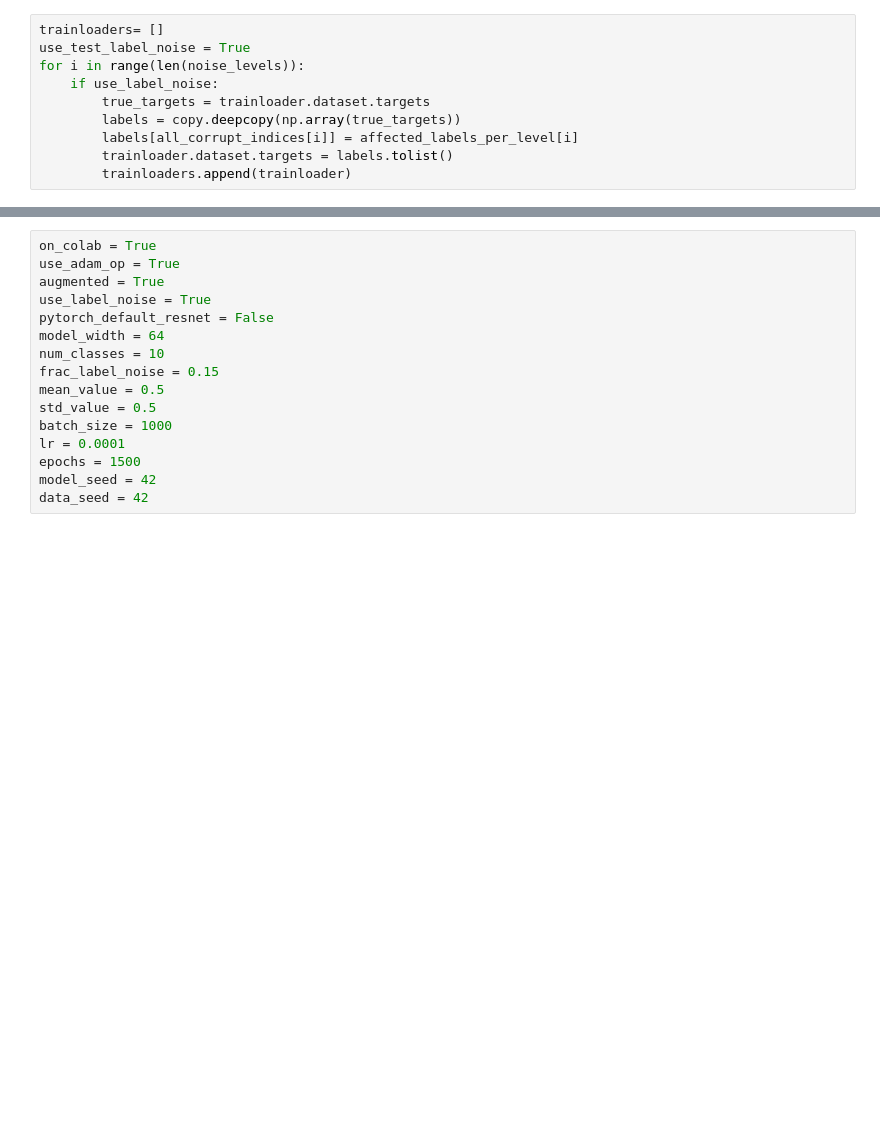
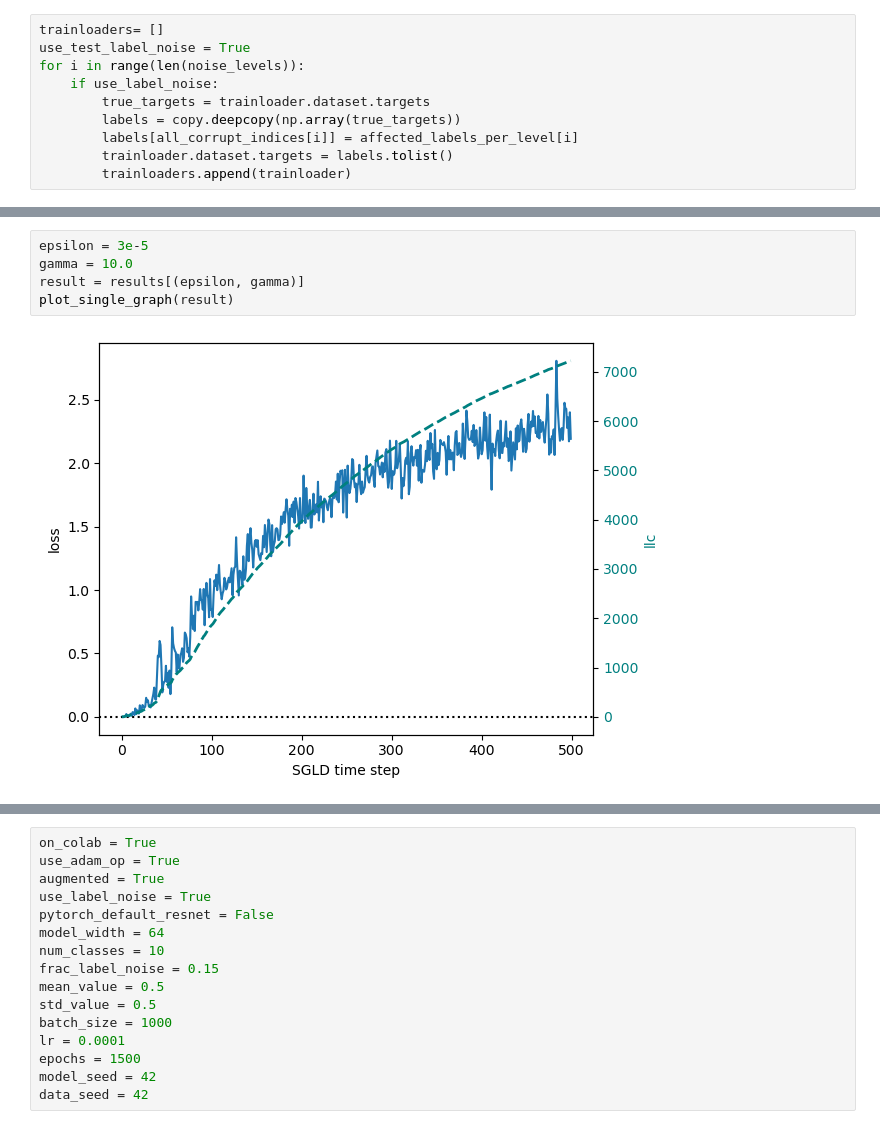
Before and after one commit to sienkus/slt-of-dd, a Jupyter notebook: ewdd/RLCT_estimatess.ipynb, the cells around one changed output, grey strips where cells are left out. Drawn from its saved outputs; the diff is of its cells as text; blank space fills up the shorter version.

```diff
--- a/ewdd/RLCT_estimatess.ipynb
+++ b/ewdd/RLCT_estimatess.ipynb
@@ -572 +476,8 @@ epsilon 1e-06, gamma 10.0, mala rate: 0.48697400093078613
+# %%
+epsilon = 3e-5
+gamma = 10.0
+result = results[(epsilon, gamma)]
+plot_single_graph(result)
+# %% [output]
+[figure, added]
 # %%
```
Also changed, not shown: parts of 47 cells of this notebook.
